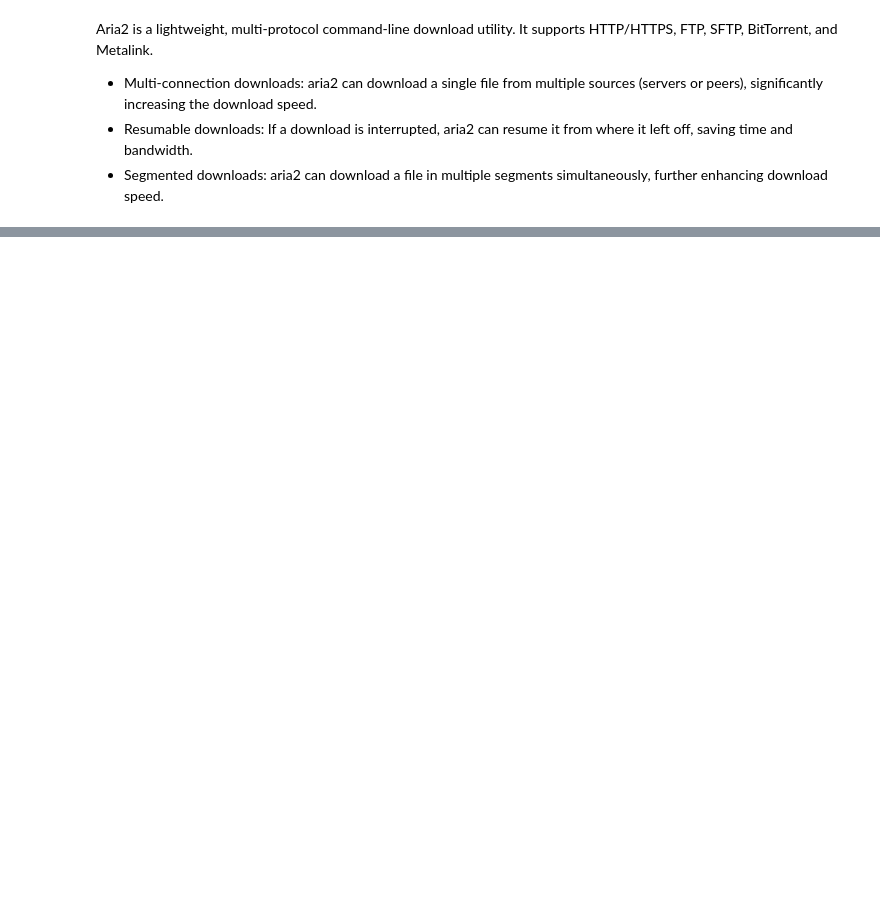
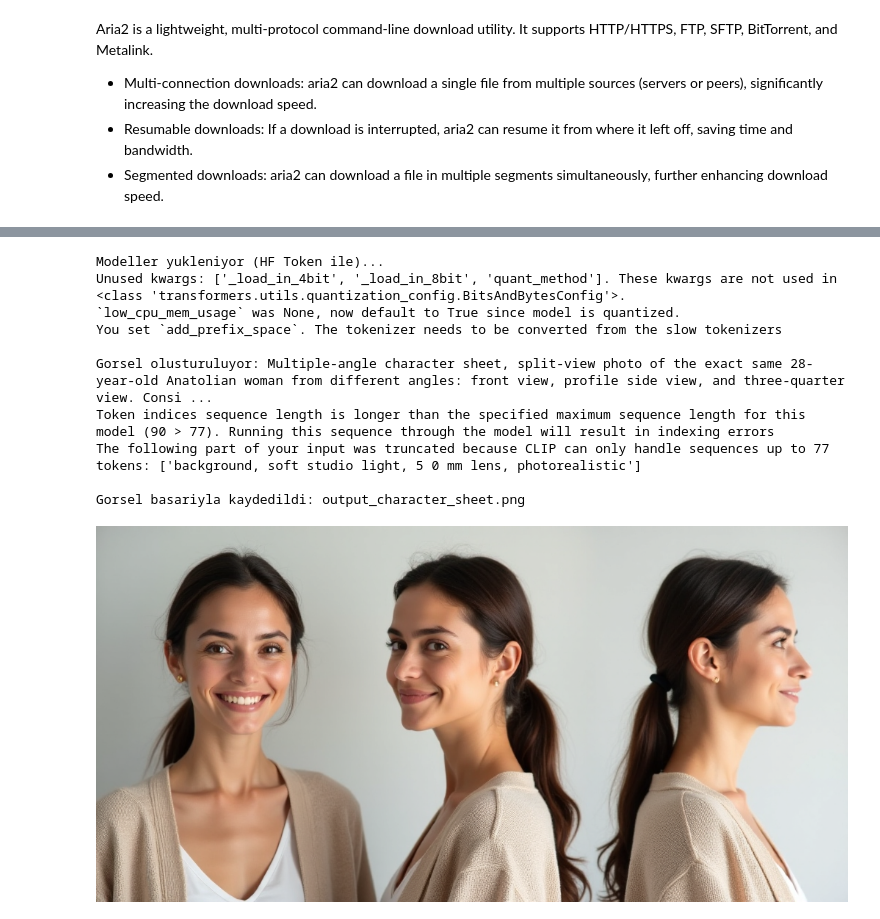
Before and after one commit to vazGecm3z/Cosmos-SDK-TR, a Jupyter notebook: example_colab.ipynb, the cells around one changed output, grey strips where cells are left out. Drawn from its saved outputs; the diff is of its cells as text; code cells hidden in the pictures; blank space fills up the shorter version.

Commit message:
son sürüm v1 flux

```diff
--- a/example_colab.ipynb
+++ b/example_colab.ipynb
@@ -209,0 +157,75 @@ Processing prompt: A beautiful, anime-style portrait of a young girl with expres
+# %%
+import os
+from huggingface_hub import HfFolder
+
+# Mevcut oturumdaki tokenı al
+token = HfFolder.get_token()
+
+# Betiği oluştur
+script_content = """
+import os
+os.environ["TORCH_COMPILE_DISABLE"] = "1"
+os.environ["HUGGING_FACE_HUB_TOKEN"] = "{token}"
+import torch
+from diffusers import FluxPipeline
+from model import T5EncoderModel, FluxTransformer2DModel
+
+def run():
+    quant_model_id = "HighCWu/FLUX.1-dev-4bit"
+    model_id = "black-forest-labs/FLUX.1-dev"
+
+    print("Modeller yukleniyor (HF Token ile)...")
+    text_encoder_2 = T5EncoderModel.from_pretrained(quant_model_id, subfolder="text_encoder_2", torch_dtype=torch.bfloat16)
+    transformer = FluxTransformer2DModel.from_pretrained(quant_model_id, subfolder="transformer", torch_dtype=torch.bfloat16)
+    pipe = FluxPipeline.from_pretrained(model_id, text_encoder_2=text_encoder_2, transformer=transformer, torch_dtype=torch.bfloat16, token=os.environ["HUGGING_FACE_HUB_TOKEN"])
+
+    pipe.to("cuda")
+
+    # 1. Yöntem: Çoklu açı (Character Sheet) promptu
+    prompt = (
+        "Multiple-angle character sheet, split-view photo of the exact same 28-year-old Anatolian woman from different angles: "
+        "front view, profile side view, and three-quarter view. Consistent facial identity, "
+        "light tan olive skin, warm complexion, natural face without makeup, expressive brown eyes, gentle smile, "
+        "simple cotton headscarf and knit cardigan, clean neutral background, soft studio light, 50mm lens, photorealistic"
+    )
+    print(f"Gorsel olusturuluyor: {{prompt}}")
+
+    # 3 açının yan yana sığması için width=1024, height=512 yapıldı
+    image = pipe(
+        prompt,
+        height=512,
+        width=1024,
+        guidance_scale=3.5,
+        num_inference_steps=20,
+    ).images[0]
+
+    image.save("output_character_sheet.png")
+    print("Gorsel basariyla kaydedildi: output_character_sheet.png")
+
+if __name__ == "__main__":
+    run()
+""".format(token=token)
+
+with open('run_pipeline.py', 'w') as f:
+    f.write(script_content)
+
+# Betiği çalıştır
+!python3.10 run_pipeline.py
+
+# Sonucu ekranda göster
+from IPython.display import display
+from PIL import Image
+if os.path.exists('output_character_sheet.png'):
+    display(Image.open('output_character_sheet.png'))
+# %% [output]
+Modeller yukleniyor (HF Token ile)...
+Unused kwargs: ['_load_in_4bit', '_load_in_8bit', 'quant_method']. These kwargs are not used in <class 'transformers.utils.quantization_config.BitsAndBytesConfig'>.
+`low_cpu_mem_usage` was None, now default to True since model is quantized.
+You set `add_prefix_space`. The tokenizer needs to be converted from the slow tokenizers
+
+Gorsel olusturuluyor: Multiple-angle character sheet, split-view photo of the exact same 28-year-old Anatolian woman from different angles: front view, profile side view, and three-quarter view. Consi ...
+Token indices sequence length is longer than the specified maximum sequence length for this model (90 > 77). Running this sequence through the model will result in indexing errors
+The following part of your input was truncated because CLIP can only handle sequences up to 77 tokens: ['background, soft studio light, 5 0 mm lens, photorealistic']
+
+Gorsel basariyla kaydedildi: output_character_sheet.png
+[figure, added]
```
Also changed, not shown: parts of 12 cells of this notebook.
